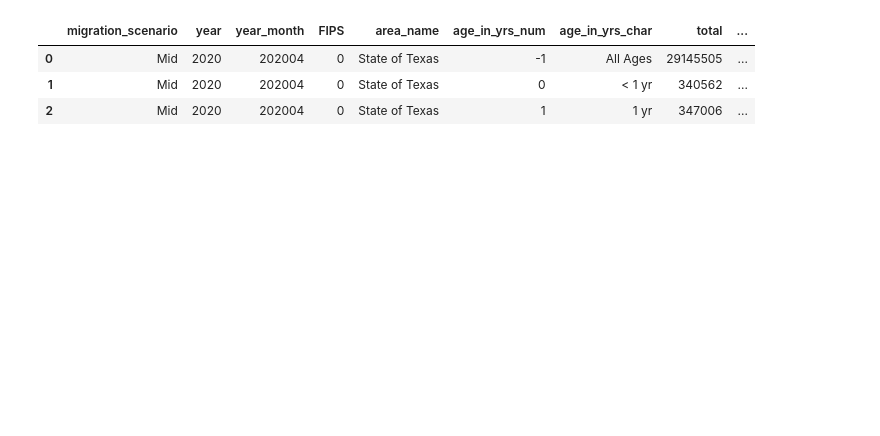
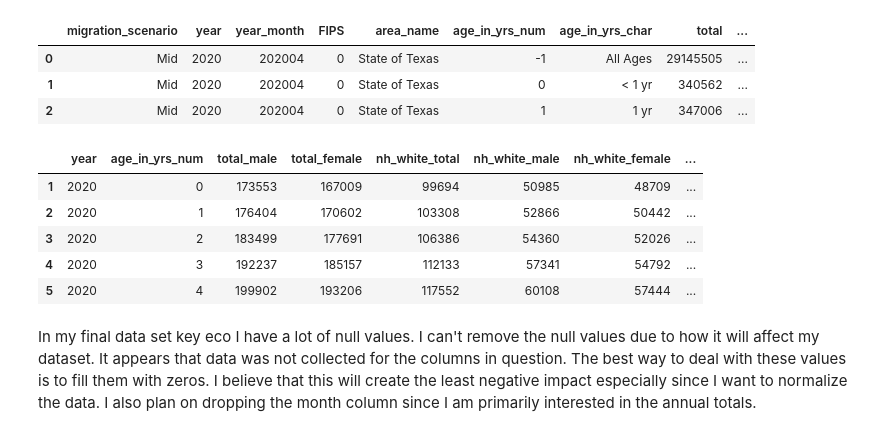
Before and after one commit to MWPerrineJr/Data_Mining_Final, a Jupyter notebook: data mining final1.ipynb, the cells around one changed output. Cells and saved outputs as stored; diff of their text form; code cells hidden in the pictures; blank space fills up the shorter version.

```diff
--- a/data mining final1.ipynb
+++ b/data mining final1.ipynb
@@ -341,6 +350,28 @@ pop.head(3)
 | 0 | Mid | 2020 | 202004 | 0 | State of Texas | -1 | All Ages | 29145505 | ... |
 | 1 | Mid | 2020 | 202004 | 0 | State of Texas | 0 | < 1 yr | 340562 | ... |
 | 2 | Mid | 2020 | 202004 | 0 | State of Texas | 1 | 1 yr | 347006 | ... |
+# %%
+# This code removes the first row
+pop.drop(index=0, inplace=True)
+# %%
+# This code drops the unneeded rows
+pop_1= pop.drop(columns=['migration_scenario', 'year_month', 'FIPS','area_name','age_in_yrs_char',
+                'total'])
+# %%
+# This code filters the data to give me the specified years for analysis
+new_pop = pop_1.loc[(pop_1['year']>=2020) & (pop_1['year']<=2025)]
+# %%
+# This code displays the first five rows of the new data set
+new_pop.head()
+# %% [output]
+|  | year | age_in_yrs_num | total_male | total_female | nh_white_total | nh_white_male | nh_white_female | ... |
+| 1 | 2020 | 0 | 173553 | 167009 | 99694 | 50985 | 48709 | ... |
+| 2 | 2020 | 1 | 176404 | 170602 | 103308 | 52866 | 50442 | ... |
+| 3 | 2020 | 2 | 183499 | 177691 | 106386 | 54360 | 52026 | ... |
+| 4 | 2020 | 3 | 192237 | 185157 | 112133 | 57341 | 54792 | ... |
+| 5 | 2020 | 4 | 199902 | 193206 | 117552 | 60108 | 57444 | ... |
+# %% [markdown]
+In my final data set key eco I have a lot of null values. I can't remove the null values due to how it will affect my dataset. It appears that data was not collected for the columns in question. The best way to deal with these values is to fill them with zeros. I believe that this will create the least negative impact especially since I want to normalize the data. I also plan on dropping the month column since I am primarily interested in the annual totals.
 # %%
 key_eco.head(3)
 # %% [output]
```
Also changed, not shown: parts of 18 cells of this notebook.
